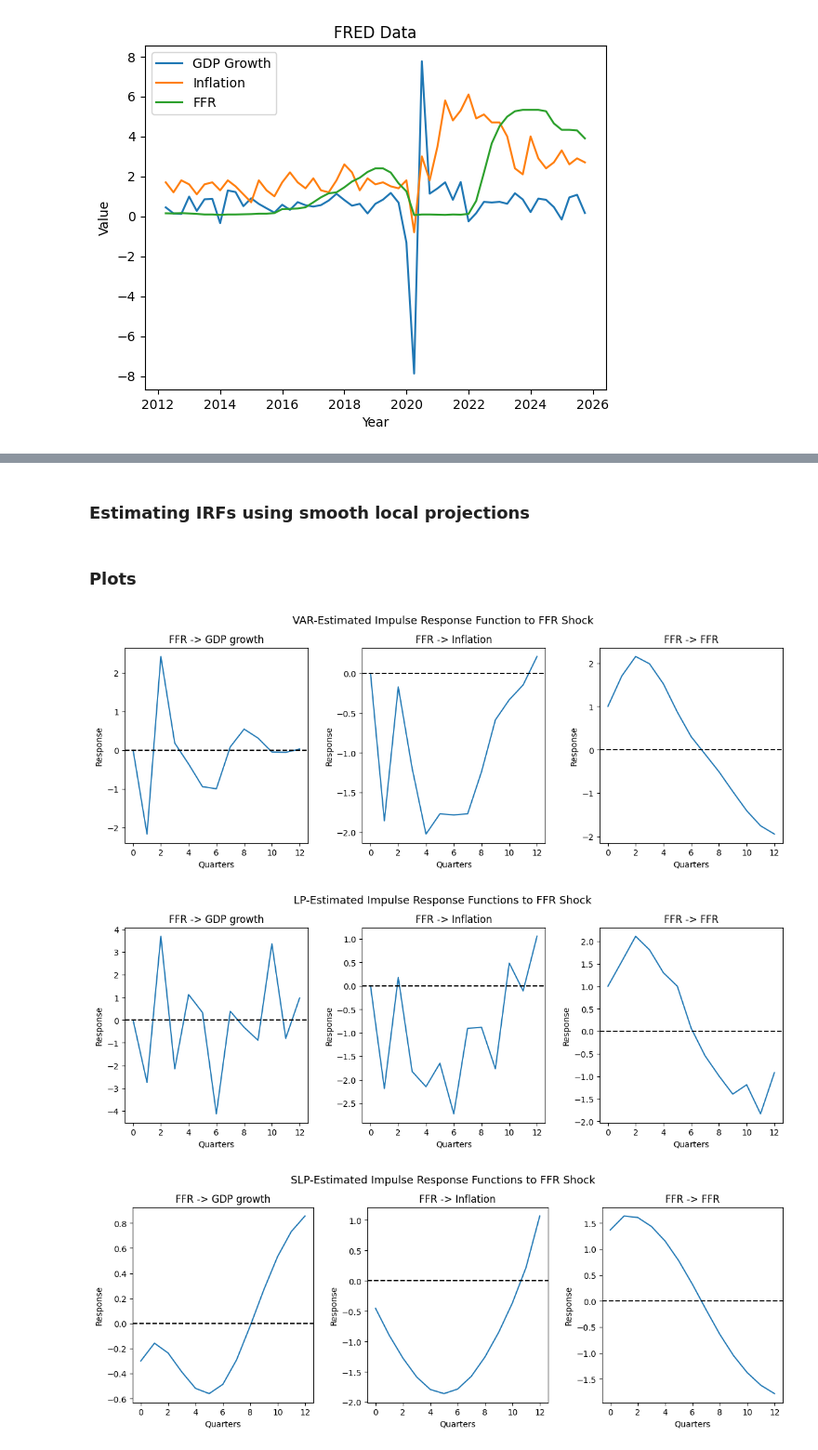
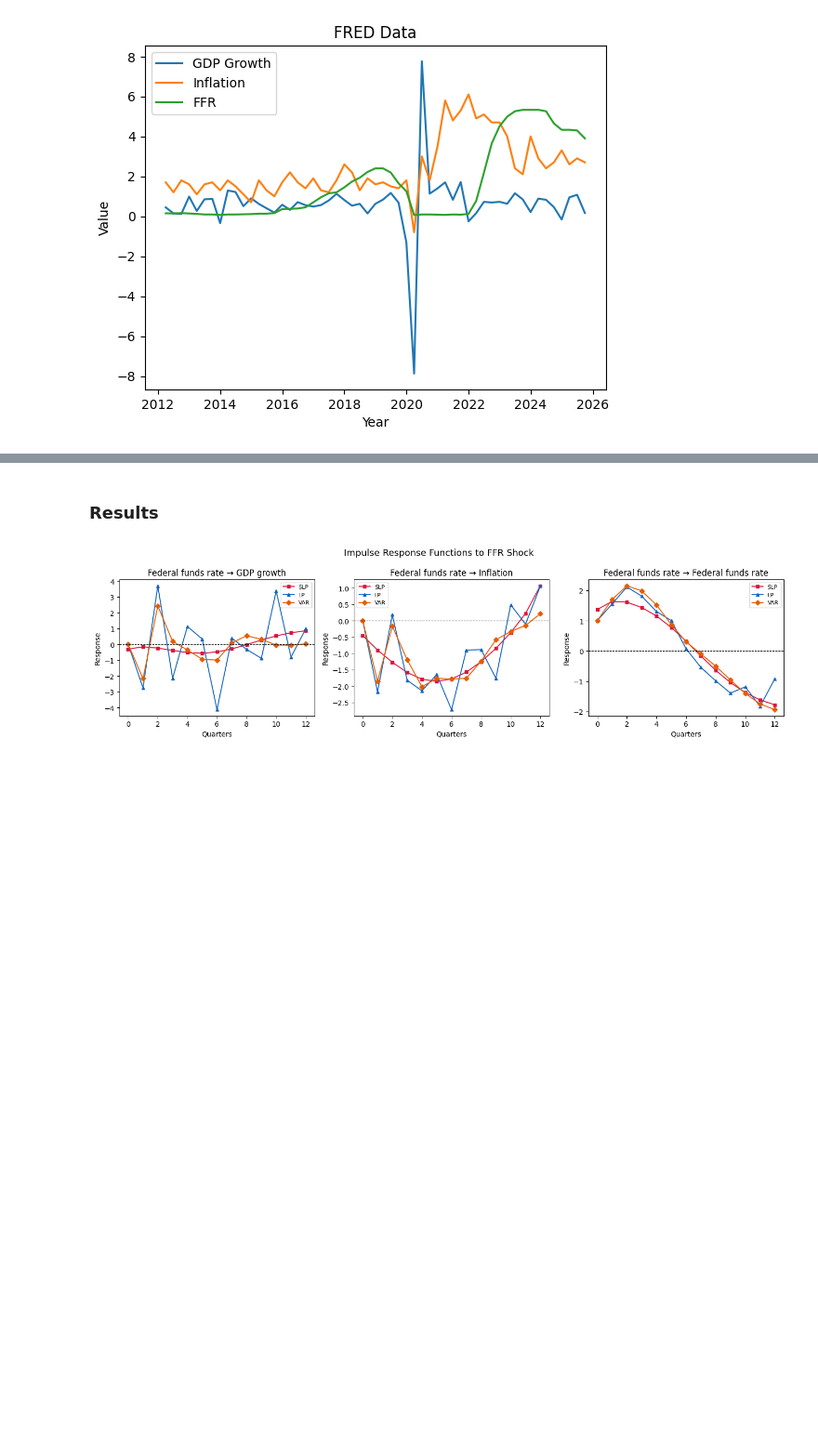
Before and after one commit to matt-dot-k/econ-622-project, a Jupyter notebook: example_notebooks/US_monetary.ipynb, the cells around one changed output, grey strips where cells are left out. Shown at 93% size. Drawn from its saved outputs; the diff is of its cells as text; code cells hidden in the pictures; blank space fills up the shorter version.

Commit message:
Updated plotting, finished monetary and RBC, working on VAR

```diff
--- a/example_notebooks/US_monetary.ipynb
+++ b/example_notebooks/US_monetary.ipynb
@@ -37,3 +21,26 @@ def plot_irf(data, title):
+# %%
+# Helper function to plot IRFs
+def plot_irf_combined(var, LP, SLP):
+    varnames = ['GDP growth', 'Inflation', 'Federal funds rate']
+    methods = {
+        'SLP':   (SLP,      '#DC143C', 's'),   # crimson
+        'LP':    (LP,       '#1565C0', '^'),   # deep blue
+        'VAR':   (var,      '#E65C00', 'D'),   # vivid orange
+    }
+    horizons = range(var.shape[0])
+    fig, axes = plt.subplots(1, 3, figsize=(14, 4))
+    for i, ax in enumerate(axes):
+        for label, (data, color, marker) in methods.items():
+            ax.plot(horizons, data.iloc[:, i], color=color, marker=marker,
+                    markersize=5, linewidth=1.4, label=label)
+        ax.axhline(0, color='black', linestyle='dashed', linewidth=0.8)
+        ax.set_title(f'Federal funds rate → {varnames[i]}')
+        ax.set_xlabel('Quarters')
+        ax.set_ylabel('Response')
+        ax.legend(fontsize=8)
+    fig.suptitle('Impulse Response Functions to FFR Shock', fontsize=13)
+    plt.tight_layout()
+    plt.show()
 # %% [markdown]
 ### Loading, processing, and visualizing data
 # %%
@@ -81,2 +70,0 @@ LP = pd.DataFrame(LP_model.LP().beta)
-# %% [markdown]
-### Estimating IRFs using smooth local projections
@@ -87,12 +71,23 @@ SLP = pd.DataFrame(SLP_model.SLP().beta)
+# %%
+# VAR estimation of IRFs
+var_mod = VAR(data)
+opt_lags = var_mod.select_order(maxlags = 10).aic
+var_fit = var_mod.fit(opt_lags)
+var_irfs = var_fit.irf(periods = q).irfs
+var_beta = pd.DataFrame(var_irfs[:,:,2])
+
+# LP/SLP estimation of IRFs
+LP_mod = SmoothLocalProjections(data, shock = "FFR", endog = None, shock_exo = False, p = opt_lags, H = q)
+LP_fit = LP_mod.LP()
+SLP_fit = LP_mod.SLP()
+
+LP_beta = pd.DataFrame(LP_fit.beta)
+SLP_beta = pd.DataFrame(SLP_fit.beta)
 # %% [markdown]
-### Plots
+### Results
 # %%
-plot_irf(var, 'VAR-Estimated Impulse Response Function to FFR Shock')
-plot_irf(LP, 'LP-Estimated Impulse Response Functions to FFR Shock')
-plot_irf(SLP, 'SLP-Estimated Impulse Response Functions to FFR Shock')
+plot_irf_combined(var_beta, LP_beta, SLP_beta)
 # %% [output]
-[figure, old version]
+[figure, new version]
-[figure, removed]
-[figure, removed]
 # %% [markdown]
 ### Discussion
```
Also changed, not shown: parts of 8 cells of this notebook, 3 other files.
